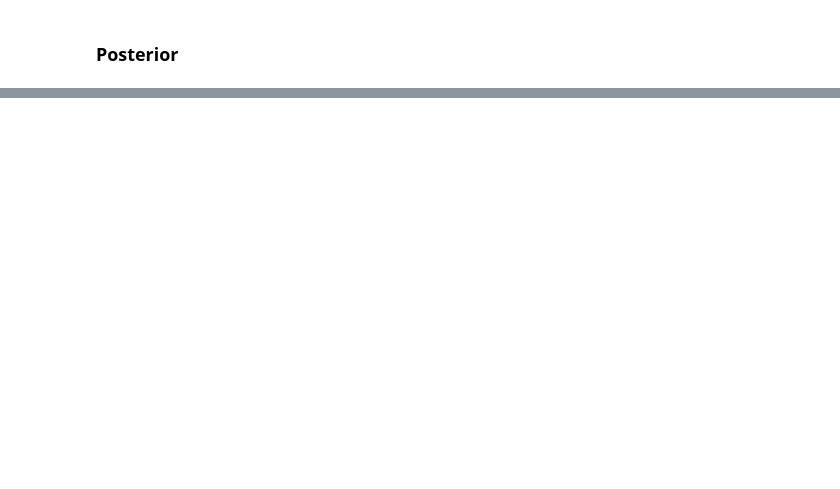
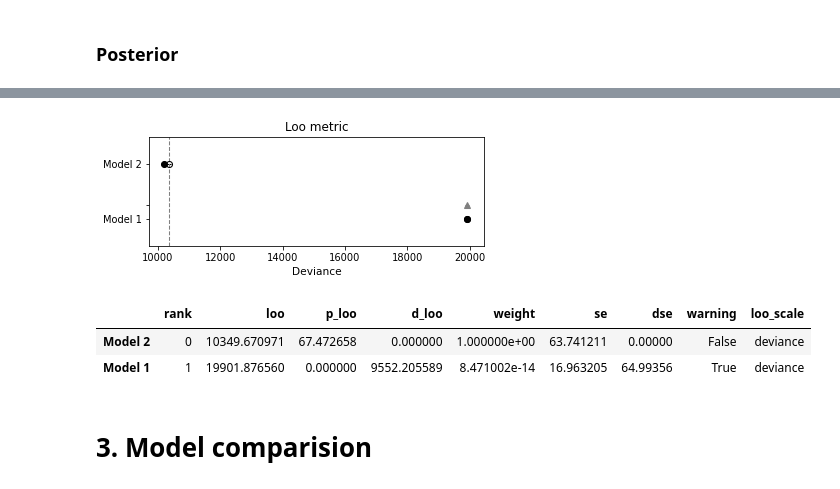
Before and after one commit to Mazart23/NBA_data_analytics, a Jupyter notebook: main.ipynb, the cells around one changed output, grey strips where cells are left out. Drawn from its saved outputs; the diff is of its cells as text; code cells hidden in the pictures; blank space fills up the shorter version.

```diff
--- a/main.ipynb
+++ b/main.ipynb
@@ -542,0 +489,15 @@ See http://arxiv.org/abs/1507.04544 for details
+# %%
+comp_loo = az.compare(comp_dict, ic='loo', scale='deviance')
+az.plot_compare(comp_loo)
+plt.title("Loo metric")
+plt.show()
+# %% [output]
+[figure, added]
+# %%
+comp_loo
+# %% [output]
+|  | rank | loo | p_loo | d_loo | weight | se | dse | warning | loo_scale |
+| Model 2 | 0 | 10349.670971 | 67.472658 | 0.000000 | 1.000000e+00 | 63.741211 | 0.00000 | False | deviance |
+| Model 1 | 1 | 19901.876560 | 0.000000 | 9552.205589 | 8.471002e-14 | 16.963205 | 64.99356 | True | deviance |
+# %% [markdown]
+# 3. Model comparision
```
Also changed, not shown: parts of 28 cells of this notebook, 1 other file.
